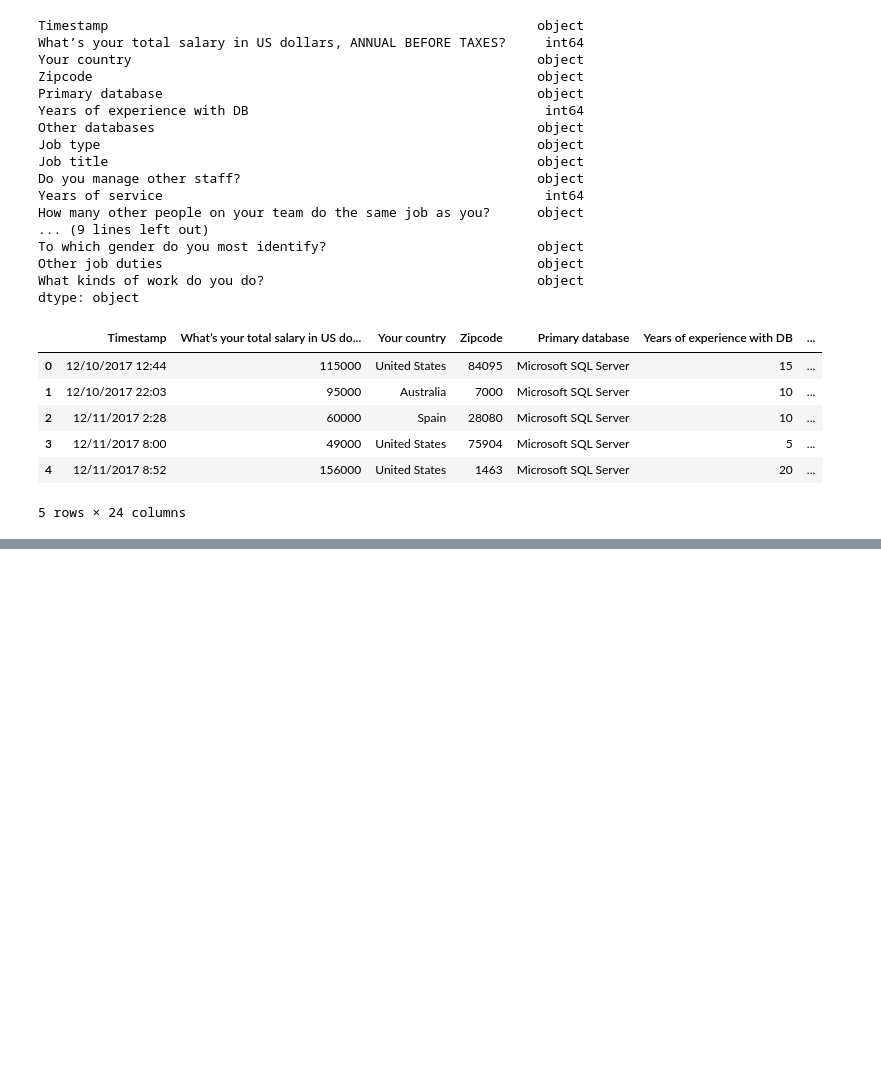
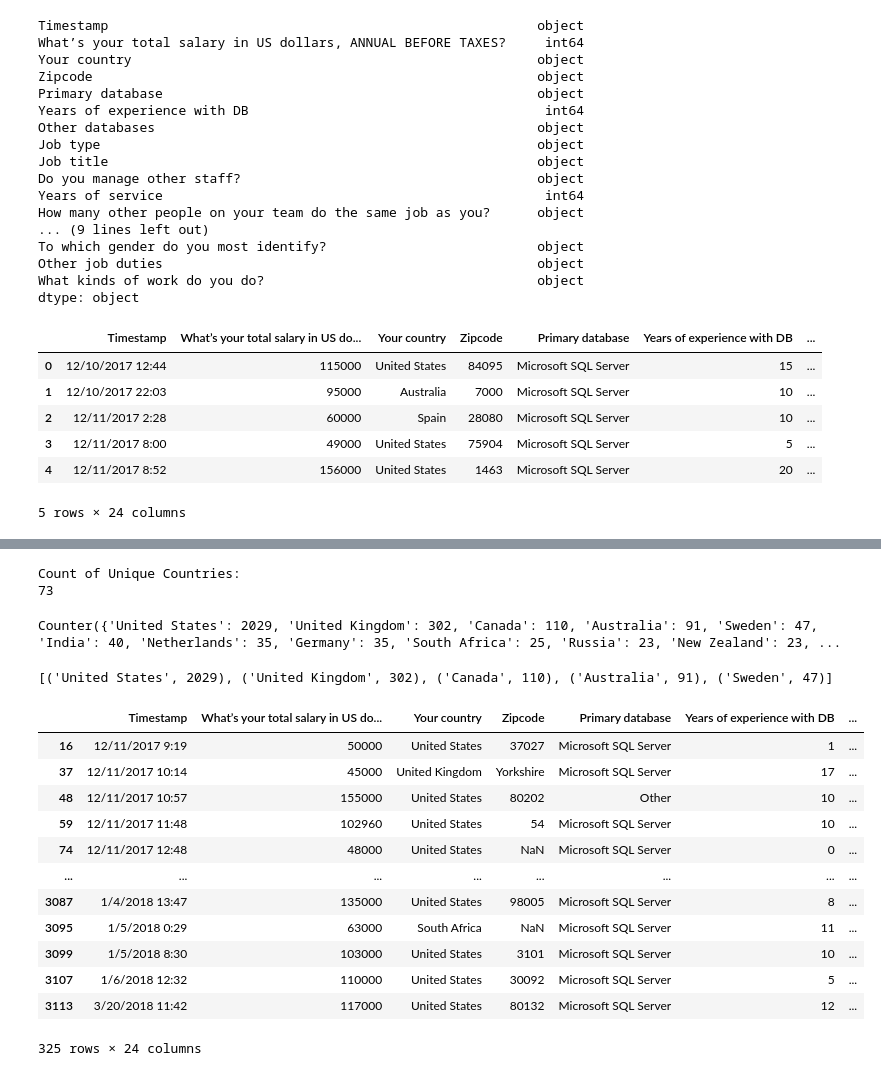
Before and after one commit to scottdseely/DBA-Salary-Survey, a Jupyter notebook: Raw Data - Quick Review.ipynb, the cells around one changed output, grey strips where cells are left out. Saved outputs shown, nothing was run; the diff lists cells and outputs as text; code cells hidden in the pictures; blank space fills up the shorter version.

```diff
--- a/Raw Data - Quick Review.ipynb
+++ b/Raw Data - Quick Review.ipynb
@@ -120,3 +120,13 @@ To which gender do you most identify?
 Other job duties                                                                                          NaN
 What kinds of work do you do?                                        Meetings & management, Training/teaching
 Name: 4, dtype: object
+# %%
+# How many unique countries are represented in this survey data?
+
+c = df['Your country'].unique().tolist()
+
+print("Count of Unique Countries:")
+print(len(c))
+# %% [output]
+Count of Unique Countries:
+73
@@ -122,0 +139,35 @@ Name: 4, dtype: object
+# %%
+print(NumberOfResultsPerCountry)
+# %% [output]
+Counter({'United States': 2029, 'United Kingdom': 302, 'Canada': 110, 'Australia': 91, 'Sweden': 47, 'India': 40, 'Netherlands': 35, 'Germany': 35, 'South Africa': 25, 'Russia': 23, 'New Zealand': 23, ...
+# %%
+#The Most Common 5 Countries
+
+print(NumberOfResultsPerCountry.most_common(5))
+# %% [output]
+[('United States', 2029), ('United Kingdom', 302), ('Canada', 110), ('Australia', 91), ('Sweden', 47)]
+# %%
+
+# making boolean series for a team name
+filter = df["To which gender do you most identify?"]=="Female"
+
+# filtering data
+#survey_df.where(filter, inplace = True)
+
+f_df=df[filter]
+
+f_df
+# %% [output]
+|  | Timestamp | What’s your total salary in US do... | Your country | Zipcode | Primary database | Years of experience with DB | ... |
+| 16 | 12/11/2017 9:19 | 50000 | United States | 37027 | Microsoft SQL Server | 1 | ... |
+| 37 | 12/11/2017 10:14 | 45000 | United Kingdom | Yorkshire | Microsoft SQL Server | 17 | ... |
+| 48 | 12/11/2017 10:57 | 155000 | United States | 80202 | Other | 10 | ... |
+| 59 | 12/11/2017 11:48 | 102960 | United States | 54 | Microsoft SQL Server | 10 | ... |
+| 74 | 12/11/2017 12:48 | 48000 | United States | NaN | Microsoft SQL Server | 0 | ... |
+| ... | ... | ... | ... | ... | ... | ... | ... |
+| 3087 | 1/4/2018 13:47 | 135000 | United States | 98005 | Microsoft SQL Server | 8 | ... |
+| 3095 | 1/5/2018 0:29 | 63000 | South Africa | NaN | Microsoft SQL Server | 11 | ... |
+| 3099 | 1/5/2018 8:30 | 103000 | United States | 3101 | Microsoft SQL Server | 10 | ... |
+| 3107 | 1/6/2018 12:32 | 110000 | United States | 30092 | Microsoft SQL Server | 5 | ... |
+| 3113 | 3/20/2018 11:42 | 117000 | United States | 80132 | Microsoft SQL Server | 12 | ... |
+325 rows × 24 columns
```
Also changed, not shown: parts of 6 cells of this notebook, 1 other file.
